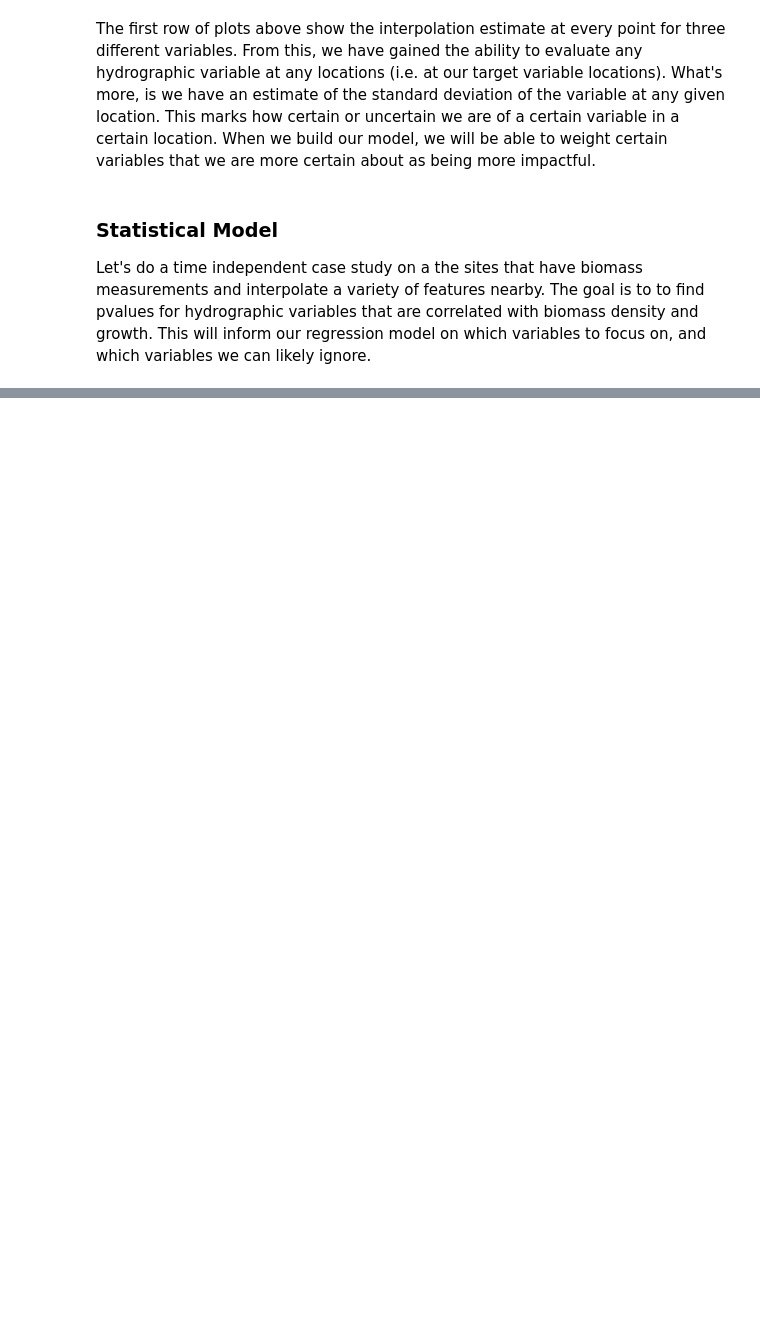
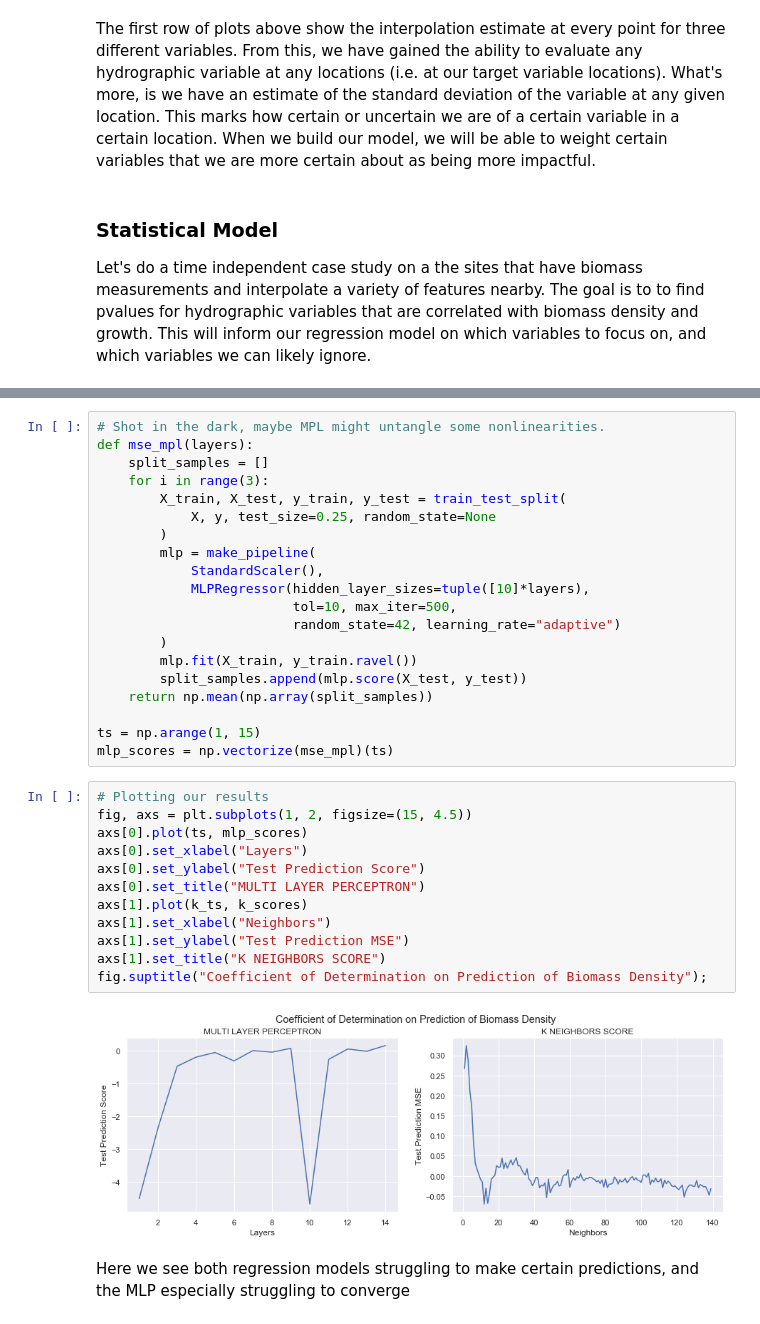
Before and after one commit to MinaSSaleh/MinaSSaleh.github.io, a Jupyter notebook: FinalTutorial.ipynb, the cells around one changed output, grey strips where cells are left out. Drawn from its saved outputs; the diff is of its cells as text; blank space fills up the shorter version.

Commit message:
Finish regression modeling

```diff
--- a/FinalTutorial.ipynb
+++ b/FinalTutorial.ipynb
@@ -947,0 +978,36 @@ As a secondary part of our model, we would like to use accretion data see how th
+# %%
+# Shot in the dark, maybe MPL might untangle some nonlinearities.
+def mse_mpl(layers):
+    split_samples = []
+    for i in range(3):
+        X_train, X_test, y_train, y_test = train_test_split(
+            X, y, test_size=0.25, random_state=None
+        )
+        mlp = make_pipeline(
+            StandardScaler(),
+            MLPRegressor(hidden_layer_sizes=tuple([10]*layers),
+                         tol=10, max_iter=500,
+                         random_state=42, learning_rate="adaptive")
+        )
+        mlp.fit(X_train, y_train.ravel())
+        split_samples.append(mlp.score(X_test, y_test))
+    return np.mean(np.array(split_samples))
+
+ts = np.arange(1, 15)
+mlp_scores = np.vectorize(mse_mpl)(ts)
+# %%
+# Plotting our results
+fig, axs = plt.subplots(1, 2, figsize=(15, 4.5))
+axs[0].plot(ts, mlp_scores)
+axs[0].set_xlabel("Layers")
+axs[0].set_ylabel("Test Prediction Score")
+axs[0].set_title("MULTI LAYER PERCEPTRON")
+axs[1].plot(k_ts, k_scores)
+axs[1].set_xlabel("Neighbors")
+axs[1].set_ylabel("Test Prediction MSE")
+axs[1].set_title("K NEIGHBORS SCORE")
+fig.suptitle("Coefficient of Determination on Prediction of Biomass Density");
+# %% [output]
+[figure, added]
+# %% [markdown]
+Here we see both regression models struggling to make certain predictions, and the MLP especially struggling to converge
```
Also changed, not shown: parts of 28 cells of this notebook, 2 other files.
